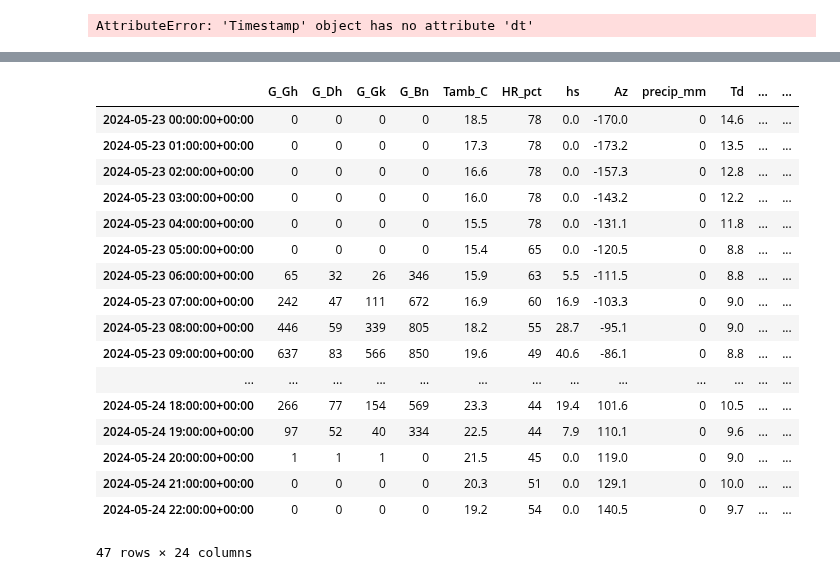
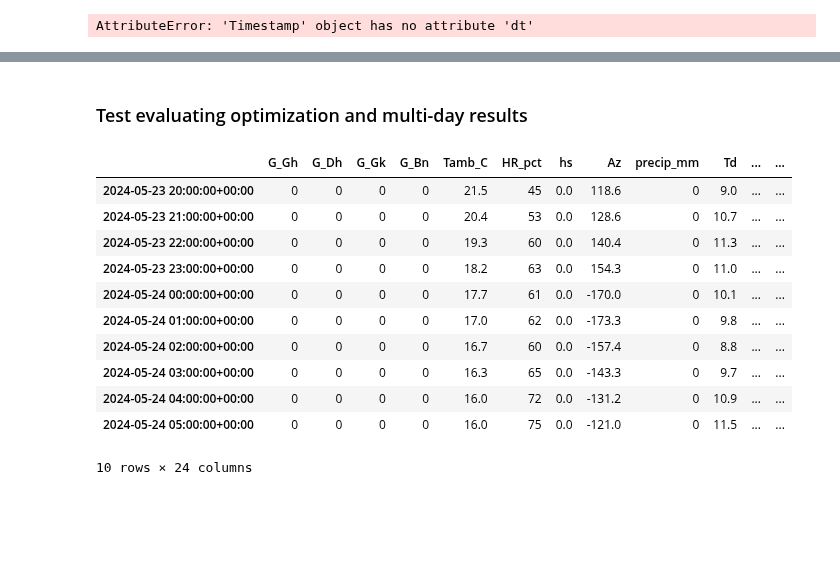
Before and after one commit to juan11iguel/SOLhycool, a Jupyter notebook: deployment/notebooks/tests.ipynb, the cells around one changed output, grey strips where cells are left out. Cells and saved outputs as stored; diff of their text form; code cells hidden in the pictures; blank space fills up the shorter version.

```diff
--- a/deployment/notebooks/tests.ipynb
+++ b/deployment/notebooks/tests.ipynb
@@ -146,37 +164,33 @@ visualizer.generate_all(
+# %% [markdown]
+### Test evaluating optimization and multi-day results
 # %%
 # read_environment task
 from deployment import get_data, extract_url_components, build_file_url
 
 url = "https://collab.psa.es/s/WR6MxyJsnZWi9xH"
 file_id = "environment"
 
 request_url = build_file_url(
     url=url,
     file_id=file_id,
     ext="csv"
 )
 
 df_env = get_data(request_url)
-df_env
+df_env.iloc[20:30]
 # %% [output]
 |  | G_Gh | G_Dh | G_Gk | G_Bn | Tamb_C | HR_pct | hs | Az | precip_mm | Td | ... | ... |
-| 2024-05-23 00:00:00+00:00 | 0 | 0 | 0 | 0 | 18.5 | 78 | 0.0 | -170.0 | 0 | 14.6 | ... | ... |
-| 2024-05-23 01:00:00+00:00 | 0 | 0 | 0 | 0 | 17.3 | 78 | 0.0 | -173.2 | 0 | 13.5 | ... | ... |
-| 2024-05-23 02:00:00+00:00 | 0 | 0 | 0 | 0 | 16.6 | 78 | 0.0 | -157.3 | 0 | 12.8 | ... | ... |
-| 2024-05-23 03:00:00+00:00 | 0 | 0 | 0 | 0 | 16.0 | 78 | 0.0 | -143.2 | 0 | 12.2 | ... | ... |
-| 2024-05-23 04:00:00+00:00 | 0 | 0 | 0 | 0 | 15.5 | 78 | 0.0 | -131.1 | 0 | 11.8 | ... | ... |
-| 2024-05-23 05:00:00+00:00 | 0 | 0 | 0 | 0 | 15.4 | 65 | 0.0 | -120.5 | 0 | 8.8 | ... | ... |
-| 2024-05-23 06:00:00+00:00 | 65 | 32 | 26 | 346 | 15.9 | 63 | 5.5 | -111.5 | 0 | 8.8 | ... | ... |
-| 2024-05-23 07:00:00+00:00 | 242 | 47 | 111 | 672 | 16.9 | 60 | 16.9 | -103.3 | 0 | 9.0 | ... | ... |
-| 2024-05-23 08:00:00+00:00 | 446 | 59 | 339 | 805 | 18.2 | 55 | 28.7 | -95.1 | 0 | 9.0 | ... | ... |
-| 2024-05-23 09:00:00+00:00 | 637 | 83 | 566 | 850 | 19.6 | 49 | 40.6 | -86.1 | 0 | 8.8 | ... | ... |
-| ... | ... | ... | ... | ... | ... | ... | ... | ... | ... | ... | ... | ... |
-| 2024-05-24 18:00:00+00:00 | 266 | 77 | 154 | 569 | 23.3 | 44 | 19.4 | 101.6 | 0 | 10.5 | ... | ... |
-| 2024-05-24 19:00:00+00:00 | 97 | 52 | 40 | 334 | 22.5 | 44 | 7.9 | 110.1 | 0 | 9.6 | ... | ... |
-| 2024-05-24 20:00:00+00:00 | 1 | 1 | 1 | 0 | 21.5 | 45 | 0.0 | 119.0 | 0 | 9.0 | ... | ... |
-| 2024-05-24 21:00:00+00:00 | 0 | 0 | 0 | 0 | 20.3 | 51 | 0.0 | 129.1 | 0 | 10.0 | ... | ... |
-| 2024-05-24 22:00:00+00:00 | 0 | 0 | 0 | 0 | 19.2 | 54 | 0.0 | 140.5 | 0 | 9.7 | ... | ... |
+| 2024-05-23 20:00:00+00:00 | 0 | 0 | 0 | 0 | 21.5 | 45 | 0.0 | 118.6 | 0 | 9.0 | ... | ... |
+| 2024-05-23 21:00:00+00:00 | 0 | 0 | 0 | 0 | 20.4 | 53 | 0.0 | 128.6 | 0 | 10.7 | ... | ... |
+| 2024-05-23 22:00:00+00:00 | 0 | 0 | 0 | 0 | 19.3 | 60 | 0.0 | 140.4 | 0 | 11.3 | ... | ... |
+| 2024-05-23 23:00:00+00:00 | 0 | 0 | 0 | 0 | 18.2 | 63 | 0.0 | 154.3 | 0 | 11.0 | ... | ... |
+| 2024-05-24 00:00:00+00:00 | 0 | 0 | 0 | 0 | 17.7 | 61 | 0.0 | -170.0 | 0 | 10.1 | ... | ... |
+| 2024-05-24 01:00:00+00:00 | 0 | 0 | 0 | 0 | 17.0 | 62 | 0.0 | -173.3 | 0 | 9.8 | ... | ... |
+| 2024-05-24 02:00:00+00:00 | 0 | 0 | 0 | 0 | 16.7 | 60 | 0.0 | -157.4 | 0 | 8.8 | ... | ... |
+| 2024-05-24 03:00:00+00:00 | 0 | 0 | 0 | 0 | 16.3 | 65 | 0.0 | -143.3 | 0 | 9.7 | ... | ... |
+| 2024-05-24 04:00:00+00:00 | 0 | 0 | 0 | 0 | 16.0 | 72 | 0.0 | -131.2 | 0 | 10.9 | ... | ... |
+| 2024-05-24 05:00:00+00:00 | 0 | 0 | 0 | 0 | 16.0 | 75 | 0.0 | -121.0 | 0 | 11.5 | ... | ... |
-47 rows × 24 columns
+10 rows × 24 columns
 # %%
 # evaluate_optimization task
 from dataclasses import asdict
```
Also changed, not shown: parts of 13 cells of this notebook, 5 other files.
